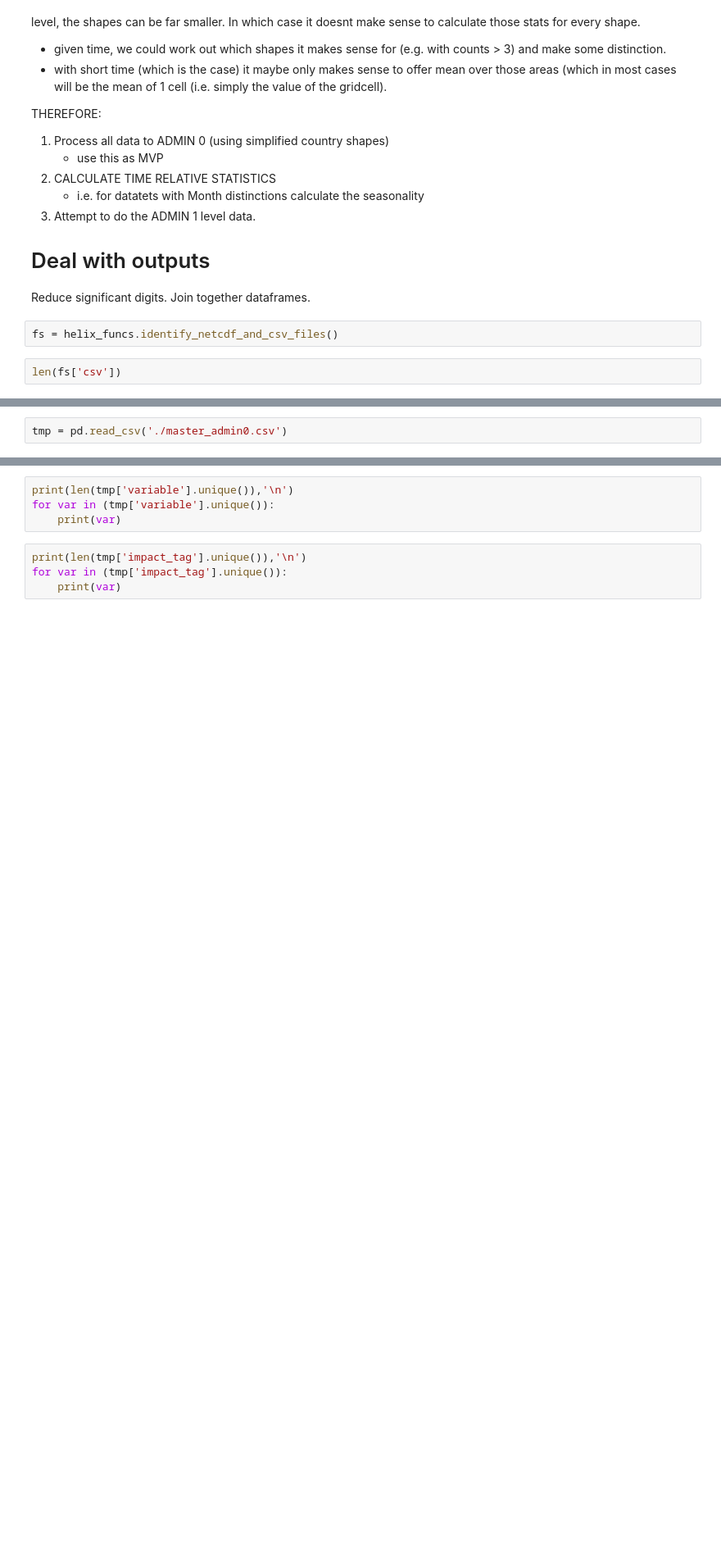
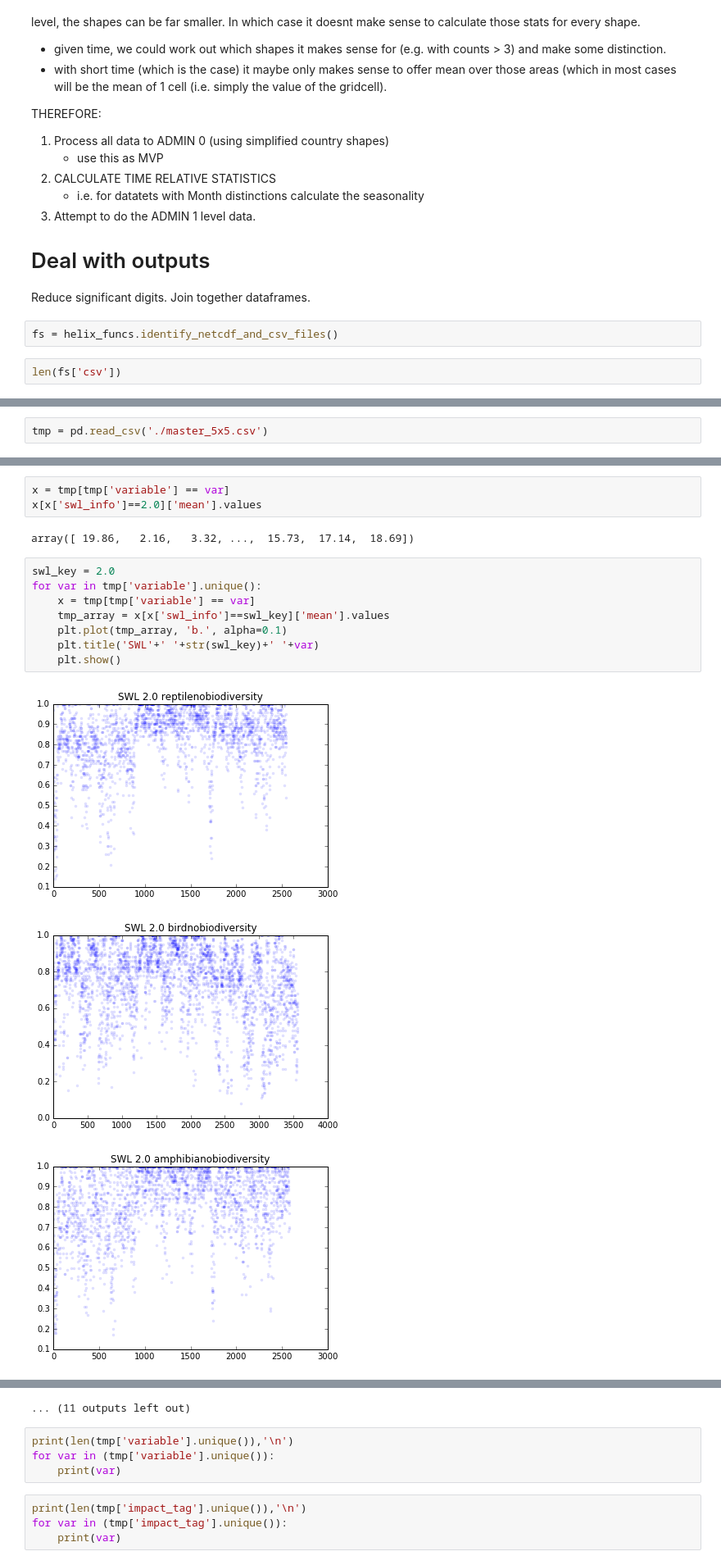
Before and after one commit to Vizzuality/helix-scope-data, a Jupyter notebook: work/test_code.ipynb, the cells around one changed output, grey strips where cells are left out. Shown at 82% size. Drawn from its saved outputs; the diff is of its cells as text; blank space fills up the shorter version.

```diff
--- a/work/test_code.ipynb
+++ b/work/test_code.ipynb
@@ -103,2 +103,2 @@ helix_funcs.combine_processed_results(path='./processed/grids',
 # %%
-tmp = pd.read_csv('./master_admin0.csv')
+tmp = pd.read_csv('./master_5x5.csv')
@@ -108,0 +129,17 @@ tmp.head()
+# %%
+x = tmp[tmp['variable'] == var]
+x[x['swl_info']==2.0]['mean'].values
+# %% [output]
+array([ 19.86,   2.16,   3.32, ...,  15.73,  17.14,  18.69])
+# %%
+swl_key = 2.0
+for var in tmp['variable'].unique():
+    x = tmp[tmp['variable'] == var]
+    tmp_array = x[x['swl_info']==swl_key]['mean'].values
+    plt.plot(tmp_array, 'b.', alpha=0.1)
+    plt.title('SWL'+' '+str(swl_key)+' '+var)
+    plt.show()
+# %% [output]
+[figure, added]
+[figure, added]
+[figure, added]
@@ -109,3 +155,4 @@ tmp.head()
+... (11 outputs left out)
 # %%
 print(len(tmp['variable'].unique()),'\n')
 for var in (tmp['variable'].unique()):
```
Also changed, not shown: parts of 8 cells of this notebook, 1 other file.
